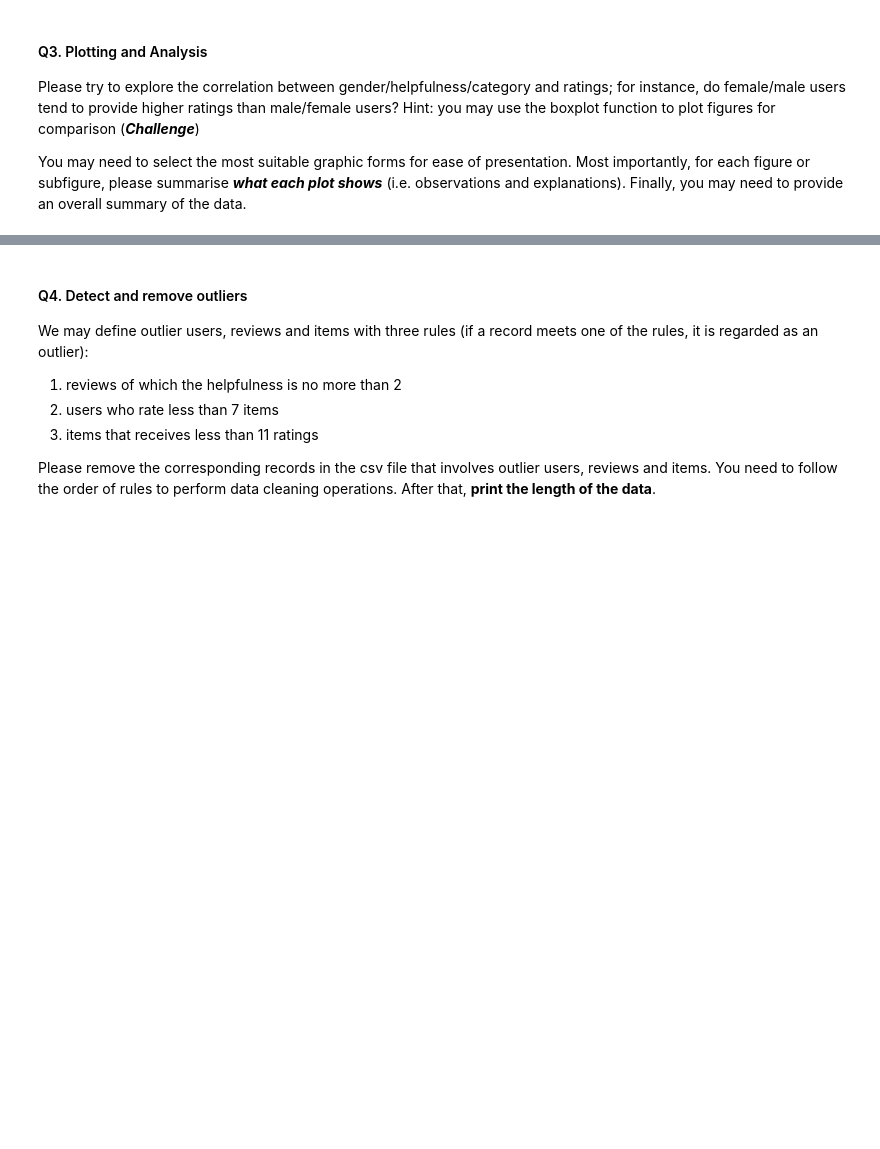
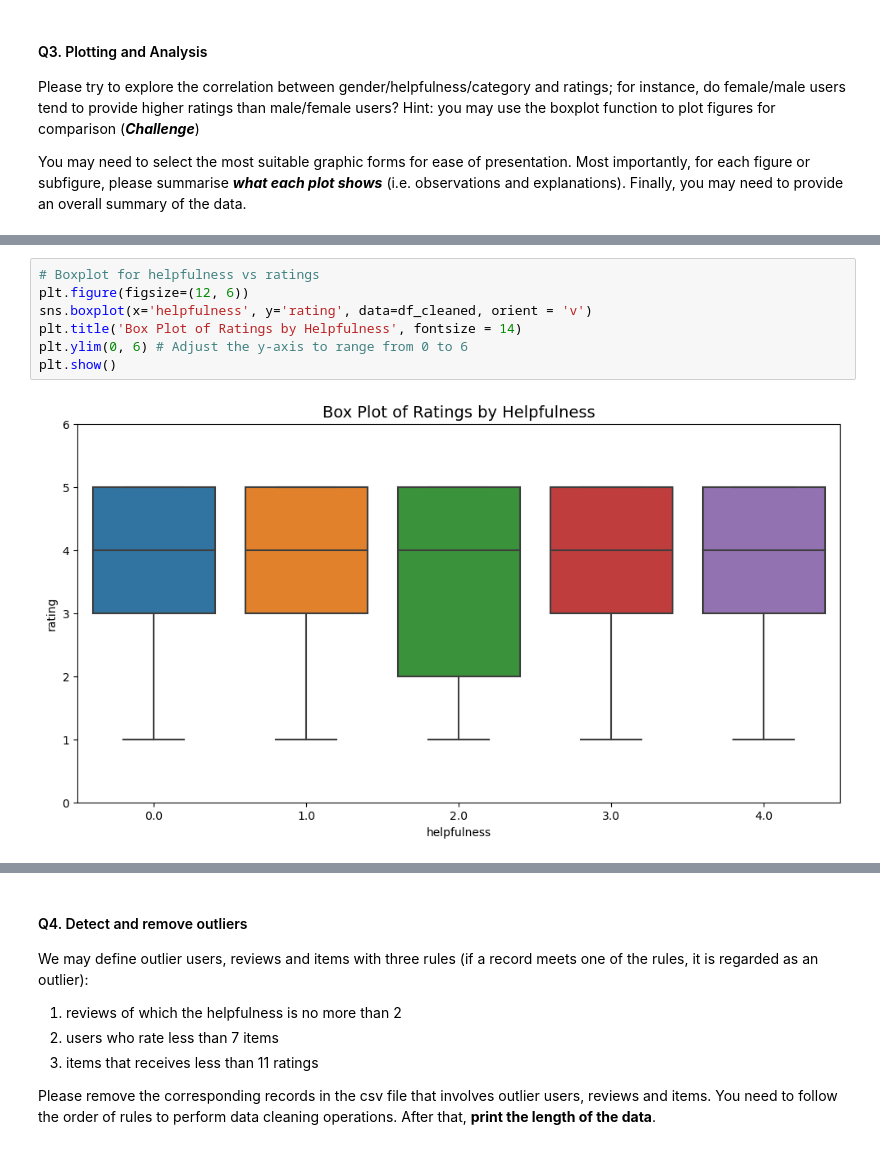
Before and after one commit to leonguyen18/MQ-Data-Science-Portfolio-1, a Jupyter notebook: Portfolio_1_questions.ipynb, the cells around one changed output, grey strips where cells are left out. Drawn from its saved outputs; the diff is of its cells as text; blank space fills up the shorter version.

```diff
--- a/Portfolio_1_questions.ipynb
+++ b/Portfolio_1_questions.ipynb
@@ -267,0 +337,9 @@ plt.show()
+# %%
+# Boxplot for helpfulness vs ratings
+plt.figure(figsize=(12, 6))
+sns.boxplot(x='helpfulness', y='rating', data=df_cleaned, orient = 'v')
+plt.title('Box Plot of Ratings by Helpfulness', fontsize = 14)
+plt.ylim(0, 6) # Adjust the y-axis to range from 0 to 6
+plt.show()
+# %% [output]
+[figure, added]
```
Also changed, not shown: parts of 34 cells of this notebook, 1 other file.
